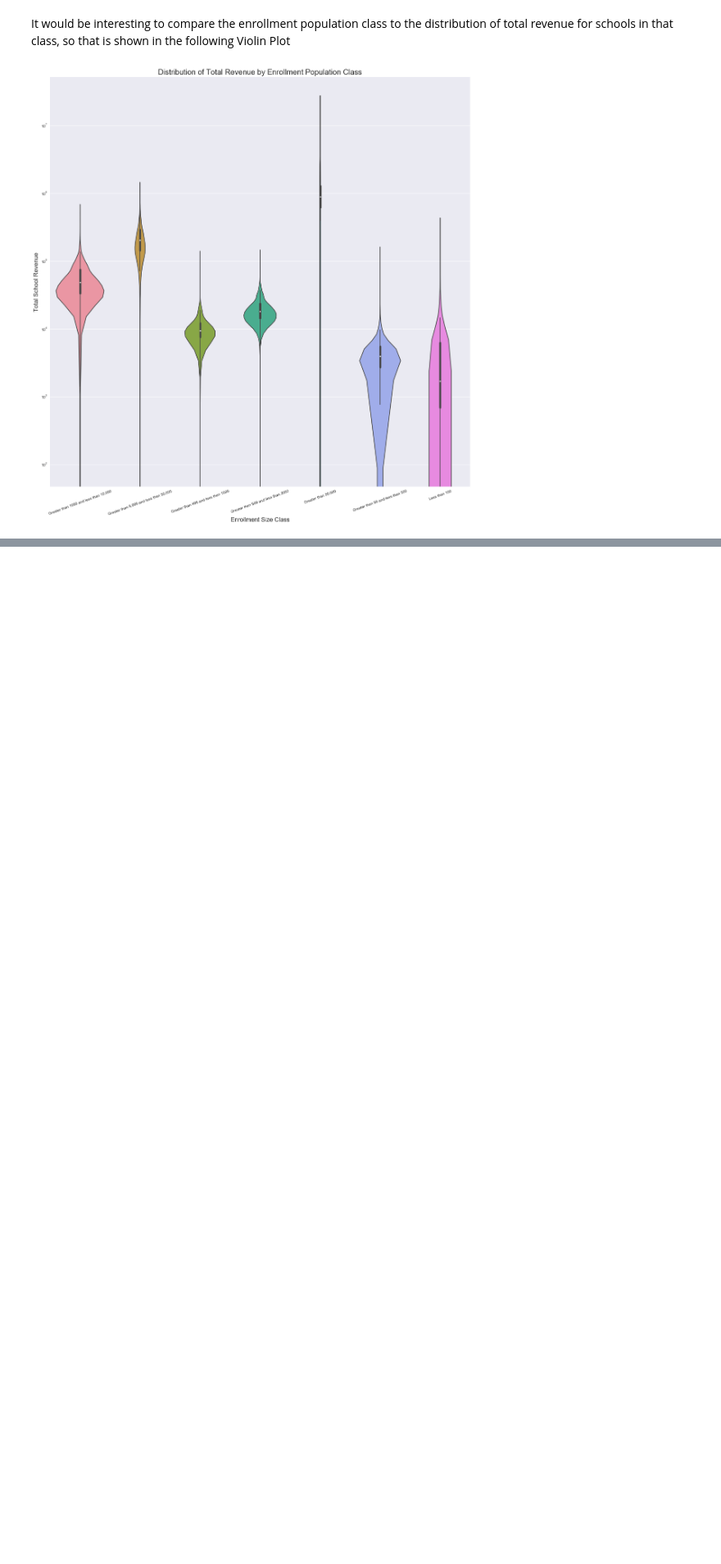
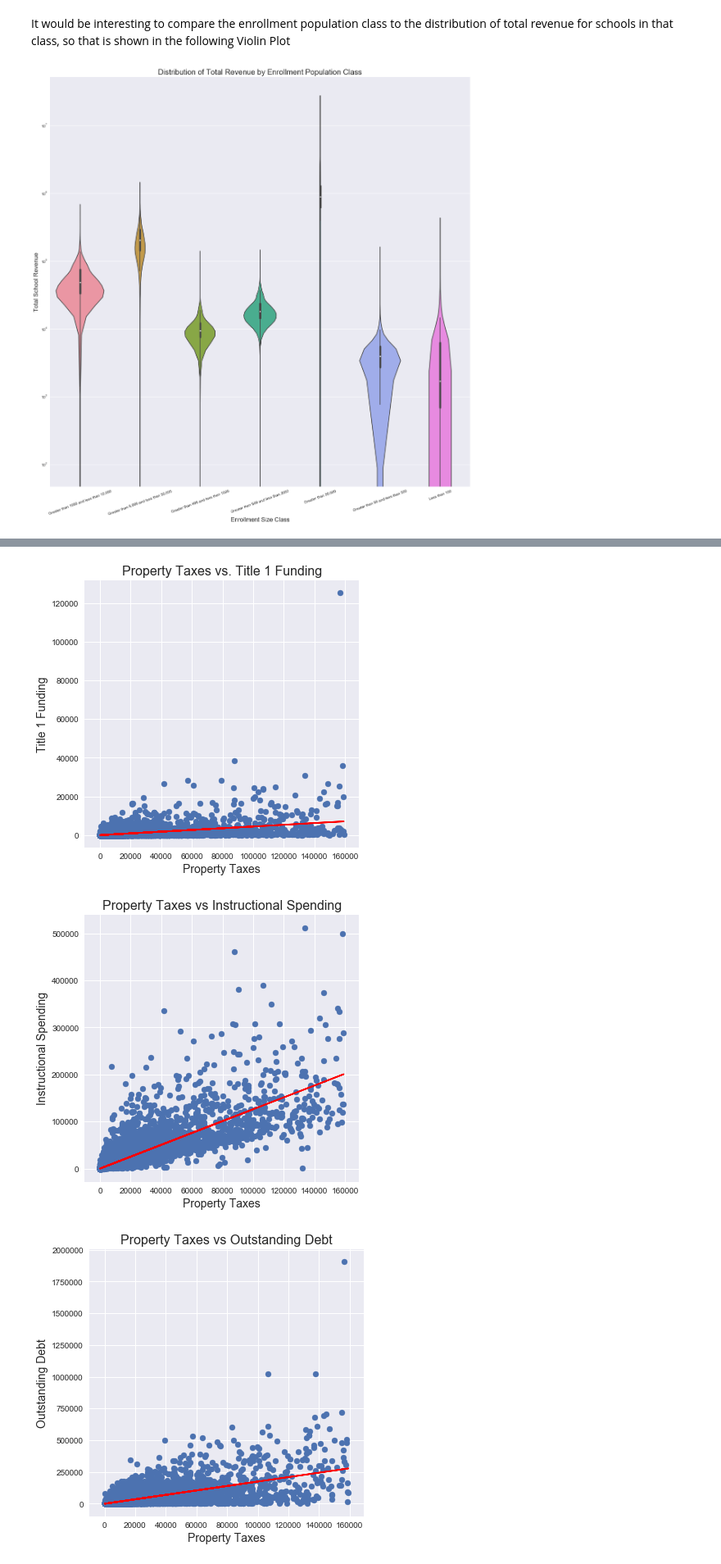
Before and after one commit to ValarDragon/DSD_Project1, a Jupyter notebook: Project_Final.ipynb, the cells around one changed output, grey strips where cells are left out. Shown: that part at 82% size. Saved outputs shown, nothing was run; the diff lists cells and outputs as text; code cells hidden in the pictures; blank space fills up the shorter version.

```diff
--- a/Project_Final.ipynb
+++ b/Project_Final.ipynb
@@ -280,0 +333,43 @@ plt.show()
+# %%
+# Remove outlier property taxes and 0 property taxes.
+df_reg = df.copy()
+df_reg = df_reg[(np.abs(stats.zscore(df_reg["T06"])) < 3) & (df_reg["T06"] != 0)]
+
+taxes = df_reg["T06"]
+title1 = df_reg["C14"]
+spending = df_reg["TCURINST"]
+debt = df_reg["_19H"]
+# %%
+plt.figure(1, figsize=(6,6))
+myOLS_title1 = sm.OLS(title1,taxes).fit()
+plt.plot(taxes, myOLS_title1.predict(taxes), color = 'red')
+plt.scatter(taxes,title1)
+plt.title("Property Taxes vs. Title 1 Funding", fontsize= 16)
+plt.xlabel("Property Taxes", fontsize= 14)
+plt.ylabel("Title 1 Funding", fontsize= 14)
+plt.show()
+plt.close()
+
+plt.figure(2, figsize=(6,6))
+myOLS_spending = sm.OLS(spending,taxes).fit()
+plt.plot(taxes, myOLS_spending.predict(taxes), color = 'red')
+plt.scatter(taxes,spending)
+plt.title("Property Taxes vs Instructional Spending", fontsize= 16)
+plt.xlabel("Property Taxes", fontsize= 14)
+plt.ylabel("Instructional Spending", fontsize= 14)
+plt.show()
+plt.close()
+
+plt.figure(3, figsize = (6,6))
+myOLS_debt = sm.OLS(debt, taxes).fit()
+plt.plot(taxes, myOLS_debt.predict(taxes), color = 'red')
+plt.scatter(taxes,debt)
+plt.title("Property Taxes vs Outstanding Debt", fontsize= 16)
+plt.xlabel("Property Taxes", fontsize= 14)
+plt.ylabel("Outstanding Debt", fontsize= 14)
+plt.show()
+plt.close()
+# %% [output]
+[figure, added]
+[figure, added]
+[figure, added]
```
Also changed, not shown: parts of 11 cells of this notebook.
